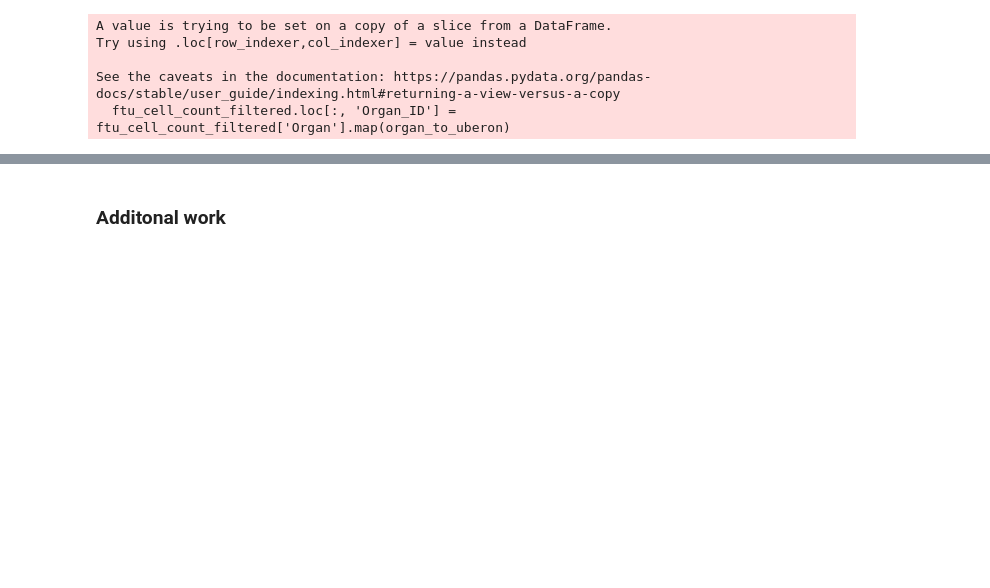
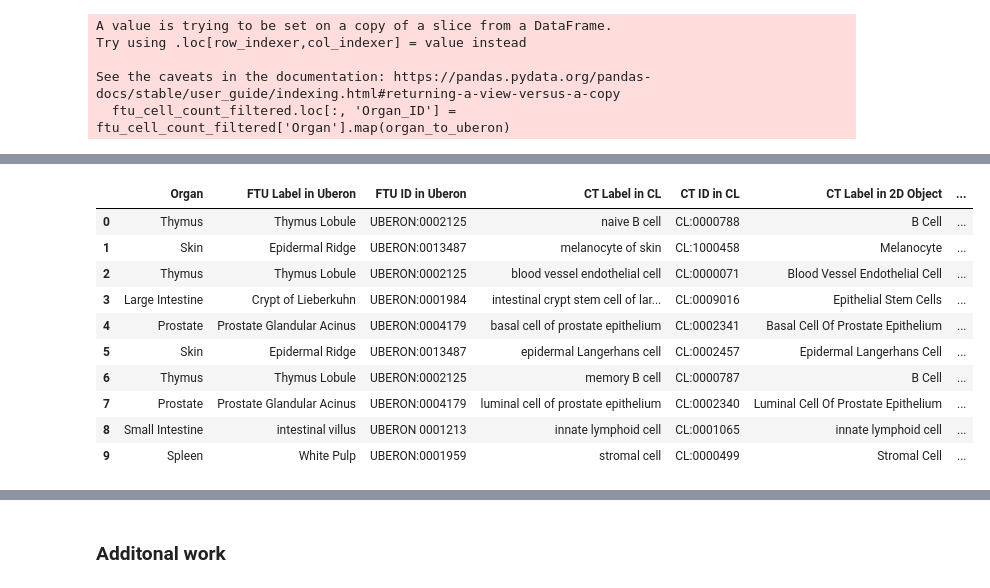
Before and after one commit to cns-iu/hra-ftu-explorer-supporting-information, a Jupyter notebook: FTU-workflow.ipynb, the cells around one changed output, grey strips where cells are left out. Saved outputs shown, nothing was run; the diff lists cells and outputs as text; code cells hidden in the pictures; blank space fills up the shorter version.

Commit message:
enriched data

```diff
--- a/FTU-workflow.ipynb
+++ b/FTU-workflow.ipynb
@@ -274,0 +526,4 @@ Final CSV saved to: C:\Users\Supriya\Downloads\final_output.csv
+# %%
+difference_ids = set(final_df['cell_id'].unique()) - set(result_df['cell_id'])
+print("Difference in cell_ids:")
+print(difference_ids)
@@ -274,0 +533,4 @@ Final CSV saved to: C:\Users\Supriya\Downloads\final_output.csv
+# %%
+# Find the unique cell_labels in the provided CSV file
+ftu_cell_labels = set(ftu_data['CT Label in CL'].unique())
+ftu_cell_ids = set(ftu_data['CT ID in CL'].unique())
@@ -274,0 +564,8 @@ Final CSV saved to: C:\Users\Supriya\Downloads\final_output.csv
+# %%
+cell_ids_set = set()
+for ids in difference_ids:
+    cell_ids = final_df[final_df['cell_id'] == ids]['cell_id']
+    cell_ids_set.update(cell_ids)
+
+matches_id = cell_ids_set.intersection(ftu_cell_ids)
+matches_id
@@ -274,0 +583,18 @@ Final CSV saved to: C:\Users\Supriya\Downloads\final_output.csv
+# %%
+match_df = pd.DataFrame()
+for ids in matches_id:
+    match_df = pd.concat([match_df, (ftu_data[ftu_data['CT ID in CL'] == ids])],ignore_index=True)
+
+match_df
+# %% [output]
+|  | Organ | FTU Label in Uberon | FTU ID in Uberon | CT Label in CL | CT ID in CL | CT Label in 2D Object | ... |
+| 0 | Thymus | Thymus Lobule | UBERON:0002125 | naive B cell | CL:0000788 | B Cell | ... |
+| 1 | Skin | Epidermal Ridge | UBERON:0013487 | melanocyte of skin | CL:1000458 | Melanocyte | ... |
+| 2 | Thymus | Thymus Lobule | UBERON:0002125 | blood vessel endothelial cell | CL:0000071 | Blood Vessel Endothelial Cell | ... |
+| 3 | Large Intestine | Crypt of Lieberkuhn | UBERON:0001984 | intestinal crypt stem cell of lar... | CL:0009016 | Epithelial Stem Cells | ... |
+| 4 | Prostate | Prostate Glandular Acinus | UBERON:0004179 | basal cell of prostate epithelium | CL:0002341 | Basal Cell Of Prostate Epithelium | ... |
+| 5 | Skin | Epidermal Ridge | UBERON:0013487 | epidermal Langerhans cell | CL:0002457 | Epidermal Langerhans Cell | ... |
+| 6 | Thymus | Thymus Lobule | UBERON:0002125 | memory B cell | CL:0000787 | B Cell | ... |
+| 7 | Prostate | Prostate Glandular Acinus | UBERON:0004179 | luminal cell of prostate epithelium | CL:0002340 | Luminal Cell Of Prostate Epithelium | ... |
+| 8 | Small Intestine | intestinal villus | UBERON 0001213 | innate lymphoid cell | CL:0001065 | innate lymphoid cell | ... |
+| 9 | Spleen | White Pulp | UBERON:0001959 | stromal cell | CL:0000499 | Stromal Cell | ... |
```
Also changed, not shown: parts of 43 cells of this notebook, 26 other files.
